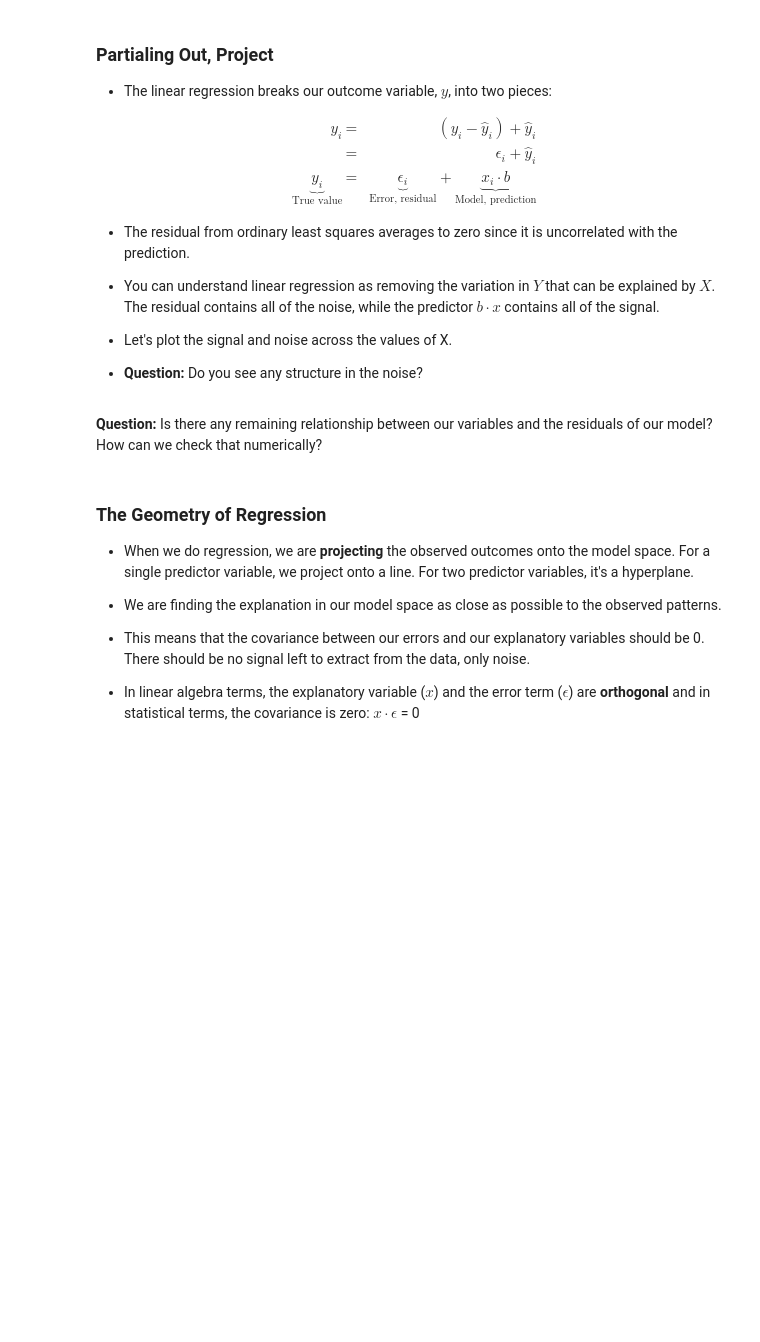
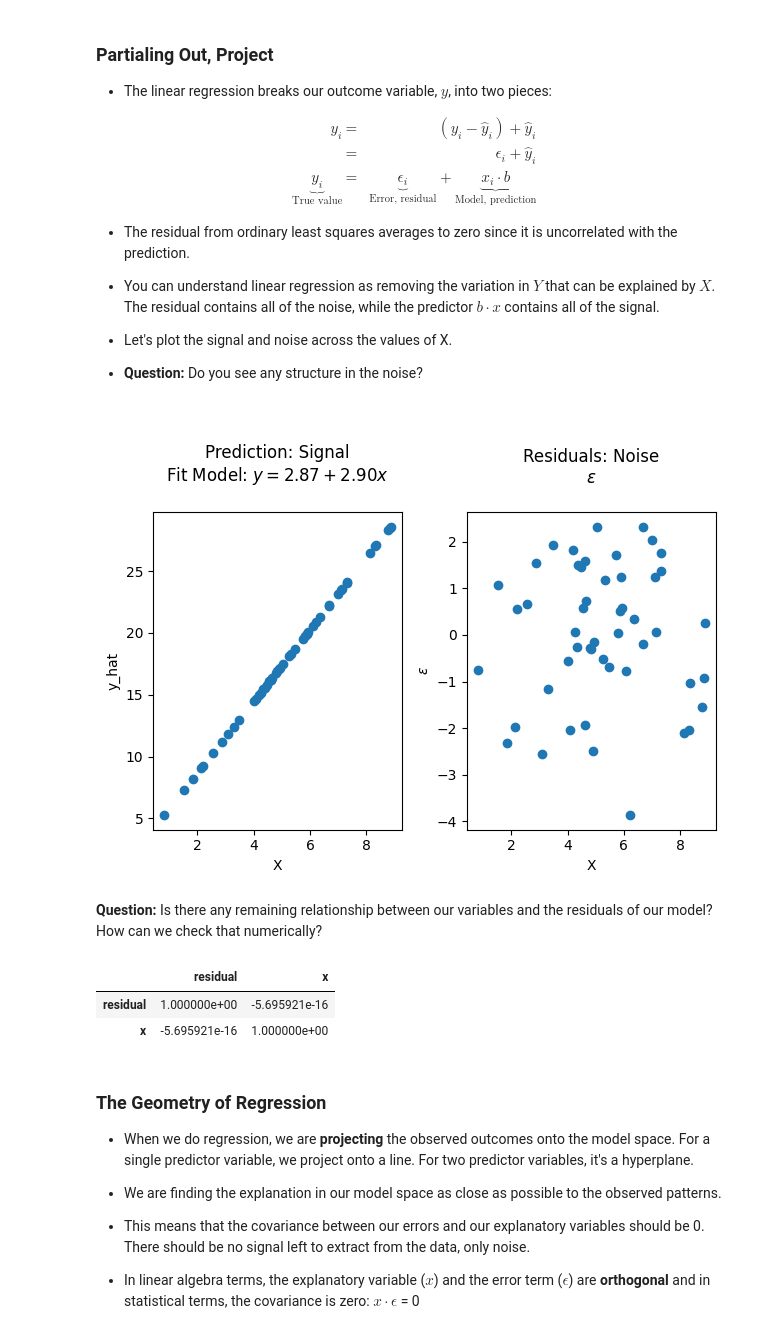
Before and after one commit to zichenluo-0818/DS3100_ML, a Jupyter notebook: 02_Intro_to_ML_Algorithms/03_LinearRegressionIntroduction.ipynb, the cells around one changed output. Drawn from its saved outputs; the diff is of its cells as text; code cells hidden in the pictures; blank space fills up the shorter version.

```diff
--- a/02_Intro_to_ML_Algorithms/03_LinearRegressionIntroduction.ipynb
+++ b/02_Intro_to_ML_Algorithms/03_LinearRegressionIntroduction.ipynb
@@ -650,0 +674,20 @@ print('Model MSE:', MSE(y, y_hat))
+# %%
+# Create a Single Linear Regression model for the synthetic data using just Numpy
+
+# Create an intercept that is the column of ones
+intercept = np.ones((N, 1))
+intercept
+
+# Create a design matrix
+X = np.hstack([intercept, x.reshape(-1, 1)])
+
+X
+
+#reshape y to be a column vector
+y = y.reshape(-1, 1)
+
+#Calculate the betas using our equation
+betas = np.linalg.inv(X.T @ X) @ (X.T @ y)
+
+print('Numpy Beta Values (coefficients): ')
+print(f'Intercept (b0):{betas[0]}, Slope (b1): {betas[1]}')
@@ -669,30 +715,37 @@ print('Model MSE:', MSE(y, y_hat))
 # %%
 # Do you see any structure in the noise?
 
 plt.subplot(1, 2, 1)
 plt.scatter(x,y_hat)
 plt.xlabel("X")
 plt.ylabel("y_hat")
 plt.title(fr'''
 Prediction: Signal
 Fit Model: $y = {{{model.intercept_:.2f}}} + {{{model.coef_[0]:.2f}}}x$
 ''')
 
 plt.subplot(1, 2, 2)
-plt.scatter(x,y-y_hat)
+plt.scatter(x,y-y_hat.reshape(-1, 1))
 plt.xlabel("X")
 plt.ylabel(r"$\epsilon$")
 plt.title(fr'''
 Residuals: Noise
 $\epsilon$
 ''')
 
 plt.tight_layout()
 plt.show()
+# %% [output]
+[figure, added]
 # %% [markdown]
 **Question:** Is there any remaining relationship between our variables and the residuals of our model? How can we check that numerically?
 # %%
 # Check for a relationship between the value of x and the residuals
+pd.DataFrame({'residual': y.flatten() - y_hat, 'x': x}).corr()
+# %% [output]
+|  | residual | x |
+| residual | 1.000000e+00 | -5.695921e-16 |
+| x | -5.695921e-16 | 1.000000e+00 |
 # %% [markdown]
 ### The Geometry of Regression
 
```
Also changed, not shown: parts of 11 cells of this notebook.
